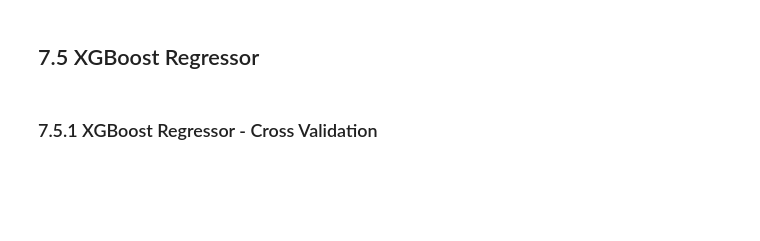
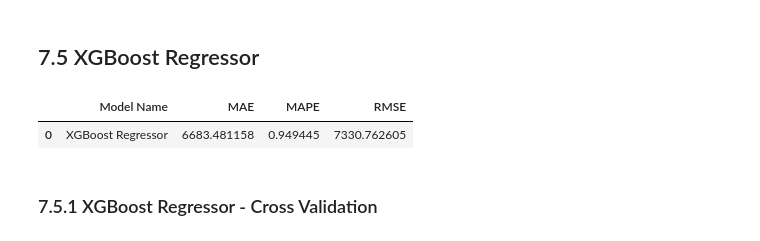
Before and after one commit to YumiiOnoue/sales_prediction_Rossmann, a Jupyter notebook: notebooks/m10_v01_store_sales_predition.ipynb, the cells around one changed output. Saved outputs shown, nothing was run; the diff lists cells and outputs as text; code cells hidden in the pictures; blank space fills up the shorter version.

```diff
--- a/notebooks/m10_v01_store_sales_predition.ipynb
+++ b/notebooks/m10_v01_store_sales_predition.ipynb
@@ -1122,18 +1077,21 @@ rf_result_cv
 # %%
 # Model
 model_xgb = xgb.XGBRegressor( objective='reg:squarederror',
                               n_estimators=100,
                               eta=0.01,
                               max_depth=10,
                               subsample=0.7,
                               colsample_bytree=0.9 ).fit( x_train, y_train )
 
 # Predition
-yhat_xgb = modelo_xgb.predict( x_test )
+yhat_xgb = model_xgb.predict( x_test )
 
 # Performance
 xgb_result = ml_error( 'XGBoost Regressor', np.expm1( y_test ), np.expm1( yhat_xgb ) )
 xgb_result
+# %% [output]
+|  | Model Name | MAE | MAPE | RMSE |
+| 0 | XGBoost Regressor | 6683.481158 | 0.949445 | 7330.762605 |
 # %% [markdown]
 ### 7.5.1 XGBoost Regressor - Cross Validation
 # %%
```
Also changed, not shown: parts of 11 cells of this notebook.
